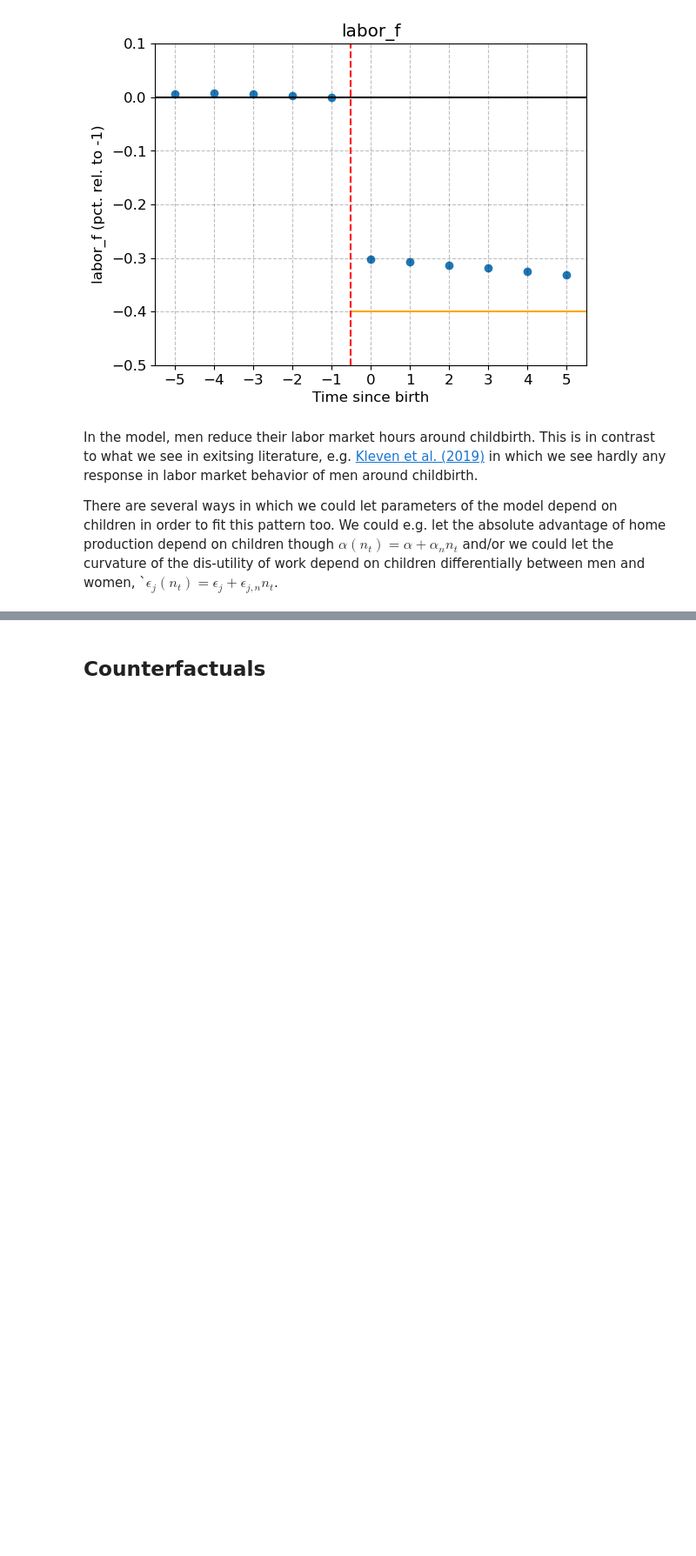
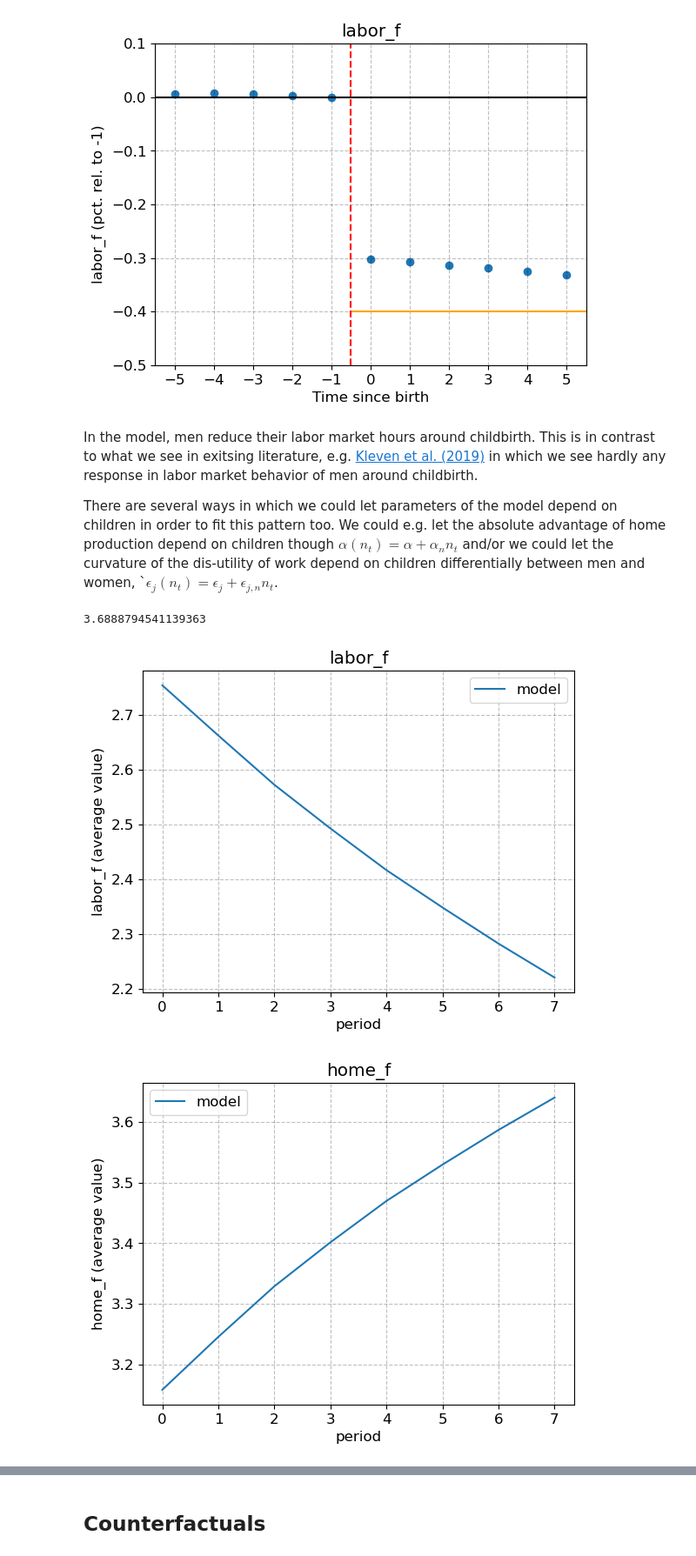
Before and after one commit to clynejj/Public-economics-seminar-project-code, a Jupyter notebook: DynamicSpecialization_post.ipynb, the cells around one changed output, grey strips where cells are left out. Shown at 87% size. Cells and saved outputs as stored; diff of their text form; code cells hidden in the pictures; blank space fills up the shorter version.

```diff
--- a/DynamicSpecialization_post.ipynb
+++ b/DynamicSpecialization_post.ipynb
@@ -428,3 +373,18 @@ for relative in (None,-1):
 In the model, men reduce their labor market hours around childbirth. This is in contrast to what we see in exitsing literature, e.g. [Kleven et al. (2019)](https://www.aeaweb.org/articles?id=10.1257/app.20180010) in which we see hardly any response in labor market behavior of men around childbirth.
 
 There are several ways in which we could let parameters of the model depend on children in order to fit this pattern too. We could e.g. let the absolute advantage of home production depend on children though $\alpha(n_t)=\alpha+\alpha_nn_t$ and/or we could let the curvature of the dis-utility of work depend on children differentially between men and women, `$\epsilon_j(n_t)=\epsilon_{j}+\epsilon_{j,n}n_t$.
+# %%
+np.log(40)
+# %% [output]
+3.6888794541139363
+# %%
+for outcome in ('labor_f','home_f','labor_m','home_m','n', 'wage_f', 'wage_m', 'km', 'kf'):
+    fig, ax = plt.subplots()
+    outcome_values = np.mean(getattr(model.sim, outcome), axis=0)  # Renamed the variable to avoid confusion
+
+    ax.plot(outcome_values, label='model')
+    ax.set(title=outcome, xlabel='period', ylabel=f'{outcome} (average value)')  # Set outcome name as title
+    ax.legend()
+# %% [output]
+[figure, added]
+[figure, added]
```
Also changed, not shown: parts of 20 cells of this notebook.
